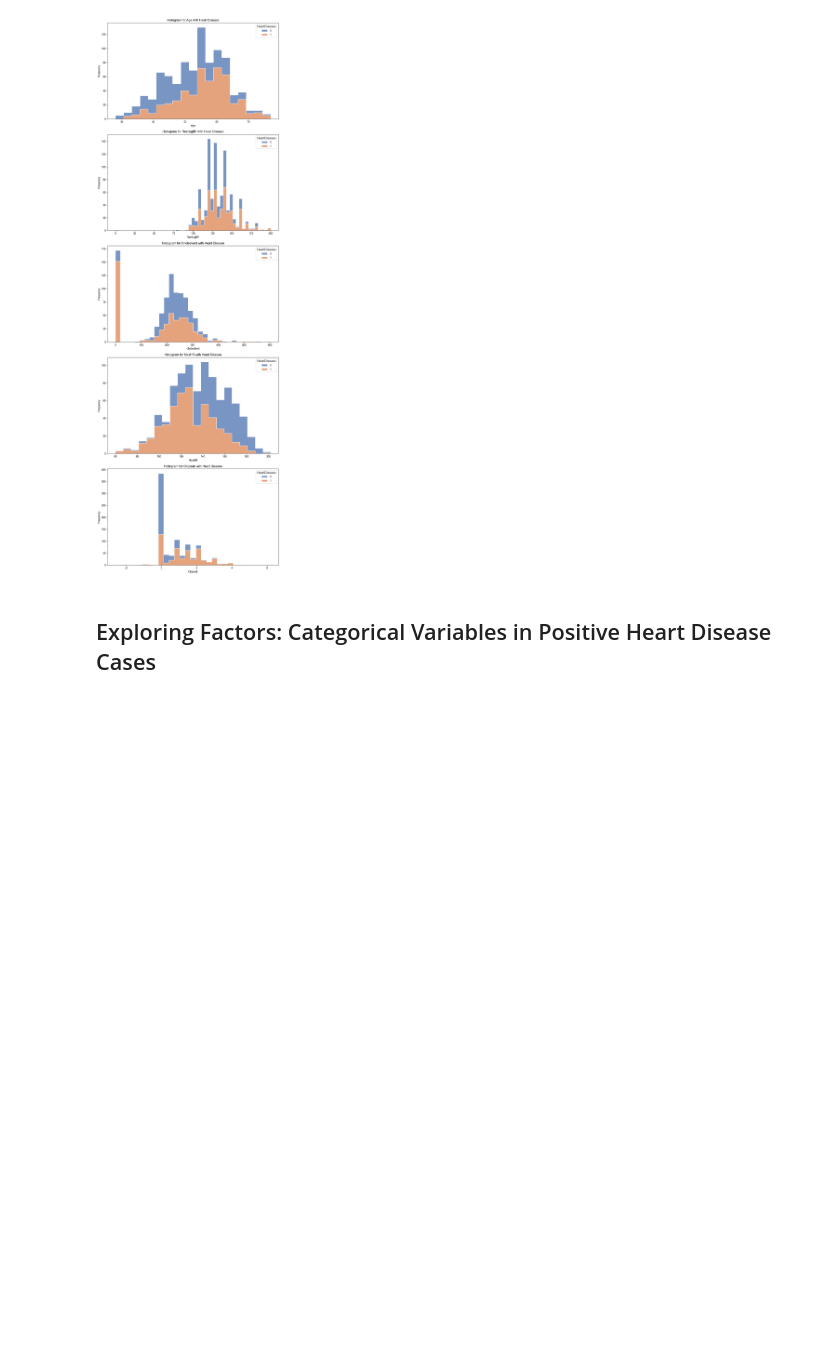
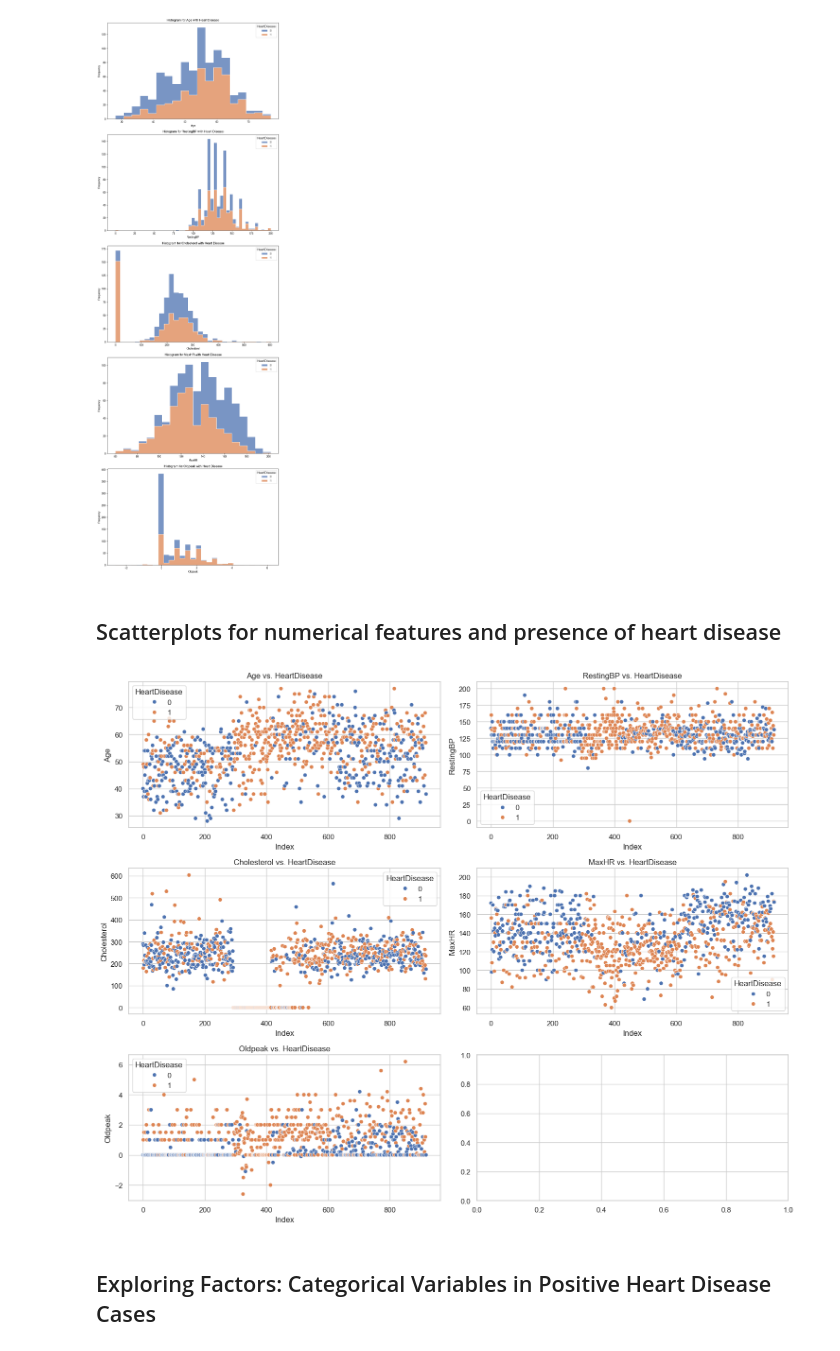
Before and after one commit to gbhardwaj00/heart-disease-ml, a Jupyter notebook: heart-disease-prediction.ipynb, the cells around one changed output. Saved outputs shown, nothing was run; the diff lists cells and outputs as text; code cells hidden in the pictures; blank space fills up the shorter version.

Commit message:
Included scatterplots for num vars and dropped 'sex' from ML models

```diff
--- a/heart-disease-prediction.ipynb
+++ b/heart-disease-prediction.ipynb
@@ -168,6 +168,28 @@ plt.tight_layout()
 plt.show()
 # %% [output]
 [figure]
+# %% [markdown]
+## Scatterplots for numerical features and presence of heart disease
+# %%
+# Set the style for the plots
+sns.set(style="whitegrid")
+
+# Create subplots
+fig, axes = plt.subplots(nrows=3, ncols=2, figsize=(15, 12))
+axes = axes.flatten()
+
+# Plot scatter plots for each variable against HeartDisease
+for i, column in enumerate(numerical_vars):  # Exclude HeartDisease column
+    sns.scatterplot(data=heart_df, x=heart_df.index, y=column, hue=heart_df['HeartDisease'], ax=axes[i])
+    axes[i].set_title(f'{column} vs. HeartDisease')
+    axes[i].set_xlabel('Index')
+
+
+# Adjust layout and display the plot
+plt.tight_layout()
+plt.show()
+# %% [output]
+[figure, added]
 # %% [markdown]
 ## Exploring Factors: Categorical Variables in Positive Heart Disease Cases
 # %%
```
Also changed, not shown: parts of 8 cells of this notebook.
